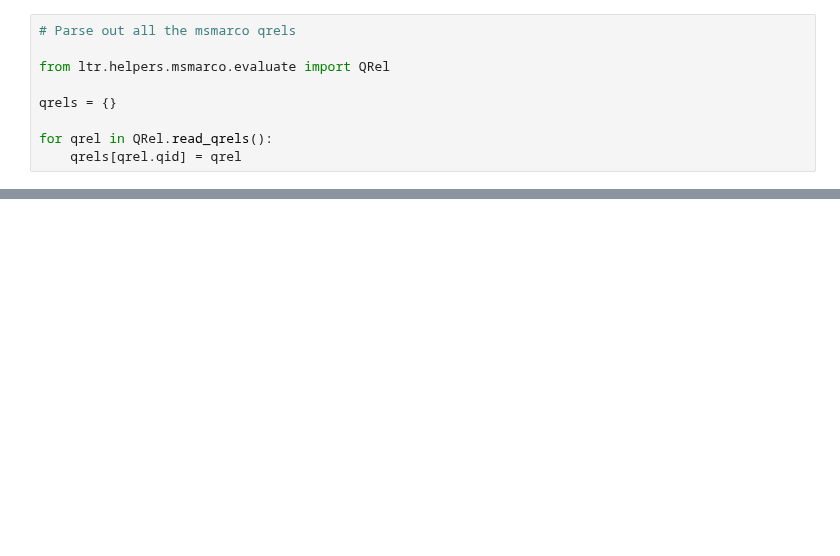
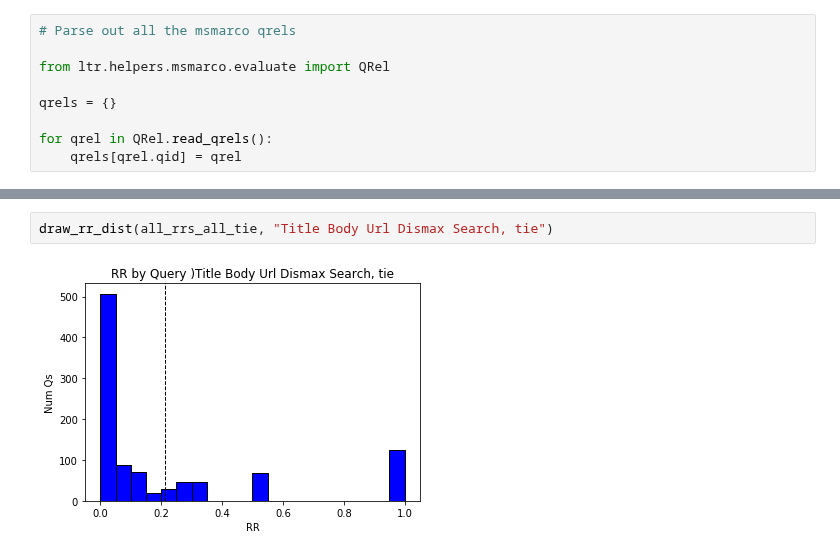
Before and after one commit to o19s/hello-ltr, a Jupyter notebook: msmarco.ipynb, the cells around one changed output, grey strips where cells are left out. Drawn from its saved outputs; the diff is of its cells as text; blank space fills up the shorter version.

```diff
--- a/msmarco.ipynb
+++ b/msmarco.ipynb
@@ -155,0 +294,4 @@ plt.xlabel('RR'); plt.ylabel('Num Qs');
+# %%
+draw_rr_dist(all_rrs_all_tie, "Title Body Url Dismax Search, tie")
+# %% [output]
+[figure, added]
```
Also changed, not shown: parts of 17 cells of this notebook, 7 other files.
